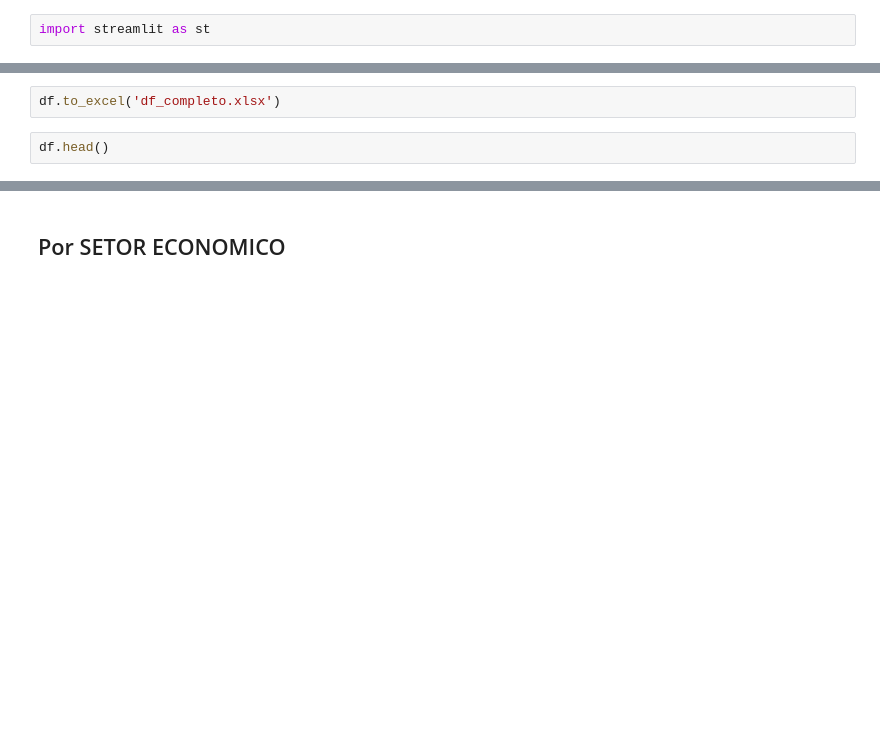
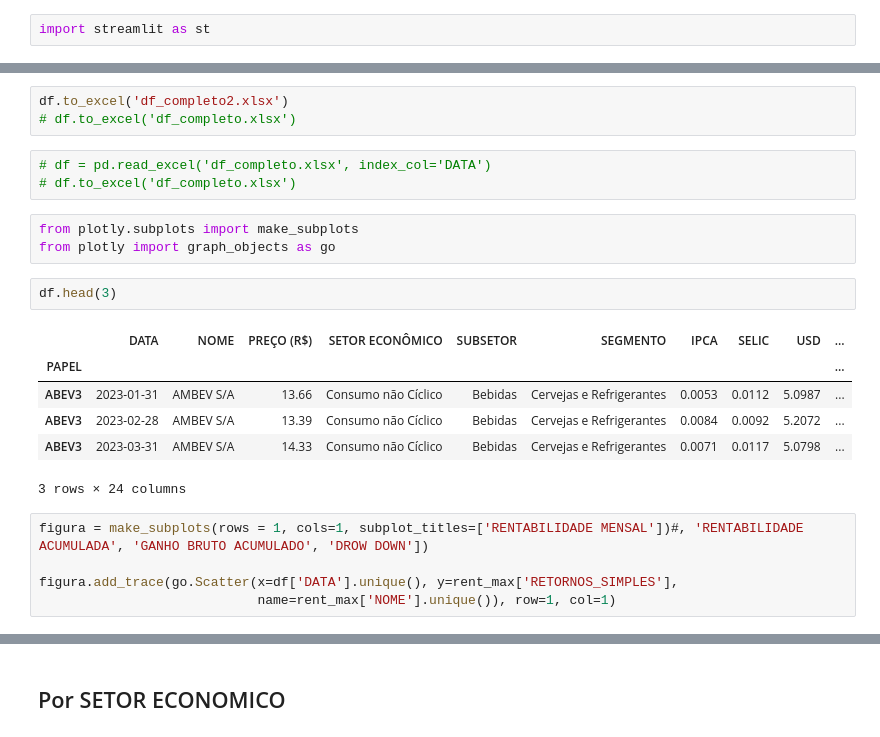
Before and after one commit to meyerzin/Data_science, a Jupyter notebook: analise_acoes.ipynb, the cells around one changed output, grey strips where cells are left out. Cells and saved outputs as stored; diff of their text form; blank space fills up the shorter version.

```diff
--- a/analise_acoes.ipynb
+++ b/analise_acoes.ipynb
@@ -285,4 +885,23 @@ import streamlit as st
 # %%
-df.to_excel('df_completo.xlsx')
+df.to_excel('df_completo2.xlsx')
+# df.to_excel('df_completo.xlsx')
+# %%
+# df = pd.read_excel('df_completo.xlsx', index_col='DATA')
+# df.to_excel('df_completo.xlsx')
+# %%
+from plotly.subplots import make_subplots
+from plotly import graph_objects as go
 # %%
-df.head()
+df.head(3)
+# %% [output]
+|  | DATA | NOME | PREÇO (R$) | SETOR ECONÔMICO | SUBSETOR | SEGMENTO | IPCA | SELIC | USD | ... |
+| PAPEL |  |  |  |  |  |  |  |  |  | ... |
+| ABEV3 | 2023-01-31 | AMBEV S/A | 13.66 | Consumo não Cíclico | Bebidas | Cervejas e Refrigerantes | 0.0053 | 0.0112 | 5.0987 | ... |
+| ABEV3 | 2023-02-28 | AMBEV S/A | 13.39 | Consumo não Cíclico | Bebidas | Cervejas e Refrigerantes | 0.0084 | 0.0092 | 5.2072 | ... |
+| ABEV3 | 2023-03-31 | AMBEV S/A | 14.33 | Consumo não Cíclico | Bebidas | Cervejas e Refrigerantes | 0.0071 | 0.0117 | 5.0798 | ... |
+3 rows × 24 columns
+# %%
+figura = make_subplots(rows = 1, cols=1, subplot_titles=['RENTABILIDADE MENSAL'])#, 'RENTABILIDADE ACUMULADA', 'GANHO BRUTO ACUMULADO', 'DROW DOWN'])
+
+figura.add_trace(go.Scatter(x=df['DATA'].unique(), y=rent_max['RETORNOS_SIMPLES'],
+                            name=rent_max['NOME'].unique()), row=1, col=1)
```
Also changed, not shown: parts of 55 cells of this notebook, 7 other files.
